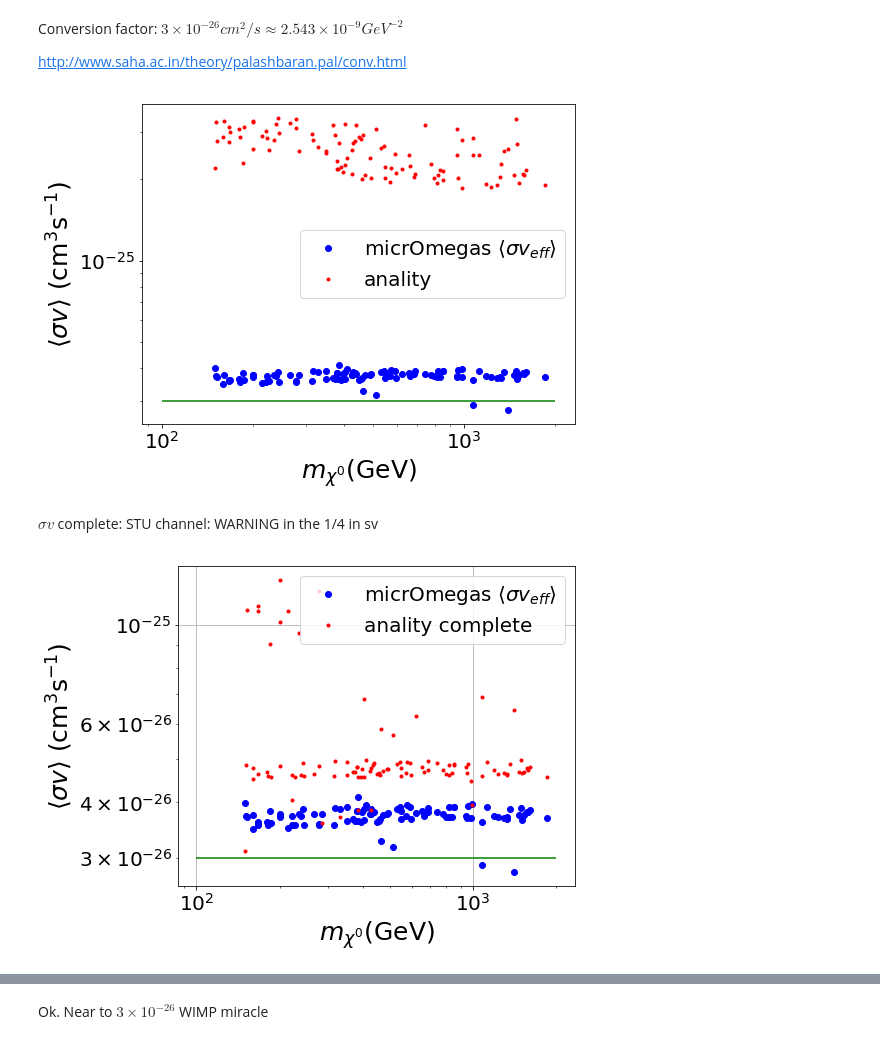
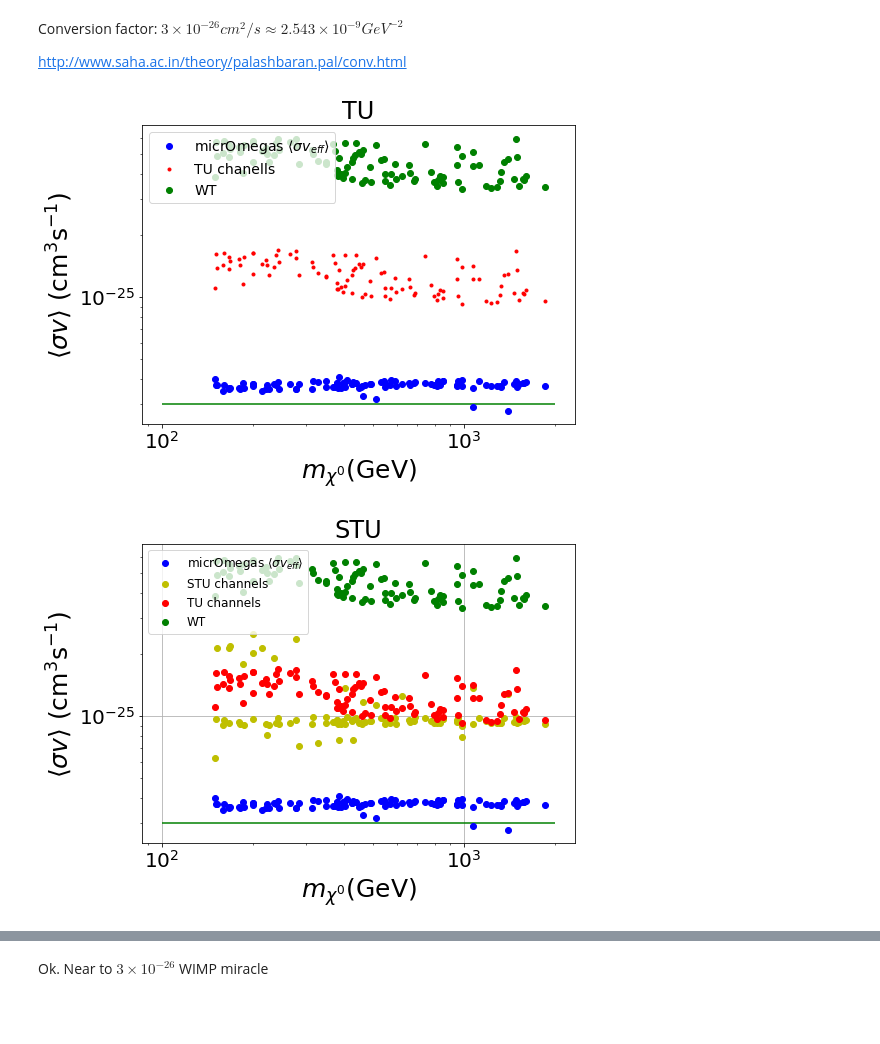
Before and after one commit to anferivera/SDdiracDM, a Jupyter notebook: run_model_relic_density-p-wave.ipynb, the cells around one changed output, grey strips where cells are left out. Saved outputs shown, nothing was run; the diff lists cells and outputs as text; code cells hidden in the pictures; blank space fills up the shorter version.

```diff
--- a/run_model_relic_density-p-wave.ipynb
+++ b/run_model_relic_density-p-wave.ipynb
@@ -104,19 +123,39 @@ def sigmav(hc,ZH,u,m,xf):
+# %%
+#Add to the DataFrame
+h2['sv_fr_ana_STU'] = sigmavc(h2.YRC,h2.ZH11,(h2.mh2/h2.mChi1),h2.mChi1,h2.Xf,h2.vS,h2.LamSP)
+# %%
+## WALTER EQUATION
+def sigmav_WT(hc,ZH,u,m,xf,vS,LSP):
+
+    conver = 3.*10**(-26)/(2.543*10**(-9))
+
+    vr2 = (6./xf)*conver
+
+    num = hc**4*vr2*np.sqrt(1.-u**2)*(65.-60.*u**2+16.*u**4)
+
+    den = 192.*np.pi*m**2*(-2.+u**2)**4
+
+    siv = num/den
+    ###############################
+    return siv
+# %%
+#Add to the DataFrame
+h2['sv_fr_ana_WT'] = sigmav_WT(h2.YRC,h2.ZH11,(h2.mh2/h2.mChi1),h2.mChi1,h2.Xf,h2.vS,h2.LamSP)
+#h2['sv_fr_ana_WT'] = sigmav_WT(1.,1.,(h2.mh2/h2.mChi1),h2.mChi1,h2.Xf,h2.vS,h2.LamSP)
 # %%
-#Add to the DataFrame
-h2['sv_fr_ana'] = sigmav(h2.YRC,h2.ZH11,(h2.mh2/h2.mChi1),h2.mChi1,h2.Xf)
+plt.figure(figsize=(8,6))
 
-plt.figure(figsize=(8,6))
 plt.loglog(h2.mChi1 , h2.vsigmaeff, 'bo',label=r'micrOmegas $\langle\sigma v_{eff}\rangle$')
-plt.loglog(h2.mChi1 , h2.sv_fr_ana, 'r.',label=r'anality')
+plt.loglog(h2.mChi1 , h2.sv_fr_ana_TU, 'r.',label=r'TU chanells')
+plt.loglog(h2.mChi1 , h2.sv_fr_ana_WT, 'go',label=r'WT')
 
 plt.hlines(3.e-26,1e2,2e3, 'g')
 plt.xlabel(r'$m_{\chi^0}$(GeV)',size=25)
 plt.ylabel(r'$\langle\sigma v\rangle $ $($cm$^{3} $s$^{-1})$',size=25)
-plt.legend()
+plt.legend(prop={'size':14},loc='best')
+plt.title('TU')
 
 plt.tight_layout()
 plt.show()
 # %% [output]
-[figure, old version]
+[figure, new version]
-# %% [markdown]
-$\sigma v$ complete: STU channel: WARNING in the 1/4 in sv
@@ -141,21 +162,22 @@ def sigmavc(hc,ZH,u,m,xf,vS,LSP):
 # %%
-#Add to the DataFrame
-h2['sv_fr_ana_c'] = sigmavc(h2.YRC,h2.ZH11,(h2.mh2/h2.mChi1),h2.mChi1,h2.Xf,h2.vS,h2.LamSP)
+plt.figure(figsize=(8,6))
 
-plt.figure(figsize=(8,6))
 plt.loglog(h2.mChi1 , h2.vsigmaeff, 'bo',label=r'micrOmegas $\langle\sigma v_{eff}\rangle$')
-plt.loglog(h2.mChi1 , h2.sv_fr_ana_c, 'r.',label=r'anality complete')
+plt.loglog(h2.mChi1 , h2.sv_fr_ana_STU, 'yo',label=r'STU channels')
+plt.loglog(h2.mChi1 , h2.sv_fr_ana_TU, 'ro',label=r'TU channels')
+plt.loglog(h2.mChi1 , h2.sv_fr_ana_WT, 'go',label=r'WT')
 
 plt.hlines(3.e-26,1e2,2e3, 'g')
 plt.xlabel(r'$m_{\chi^0}$(GeV)',size=25)
 plt.ylabel(r'$\langle\sigma v\rangle $ $($cm$^{3} $s$^{-1})$',size=25)
-plt.legend()
+plt.legend(prop={'size':12},loc='best')
 plt.grid()
+plt.title('STU')
 
 plt.tight_layout()
 plt.show()
 # %% [output]
-[figure, old version]
+[figure, new version]
 # %%
 print(h2.YRD.min(),h2.YRD.max(),h2.ZH11.min(),np.abs(h2.ZH12).max(),h2.LamSP.min(),h2.LamSP.max())
 # %% [output]
```
Also changed, not shown: parts of 18 cells of this notebook, 6 other files.
